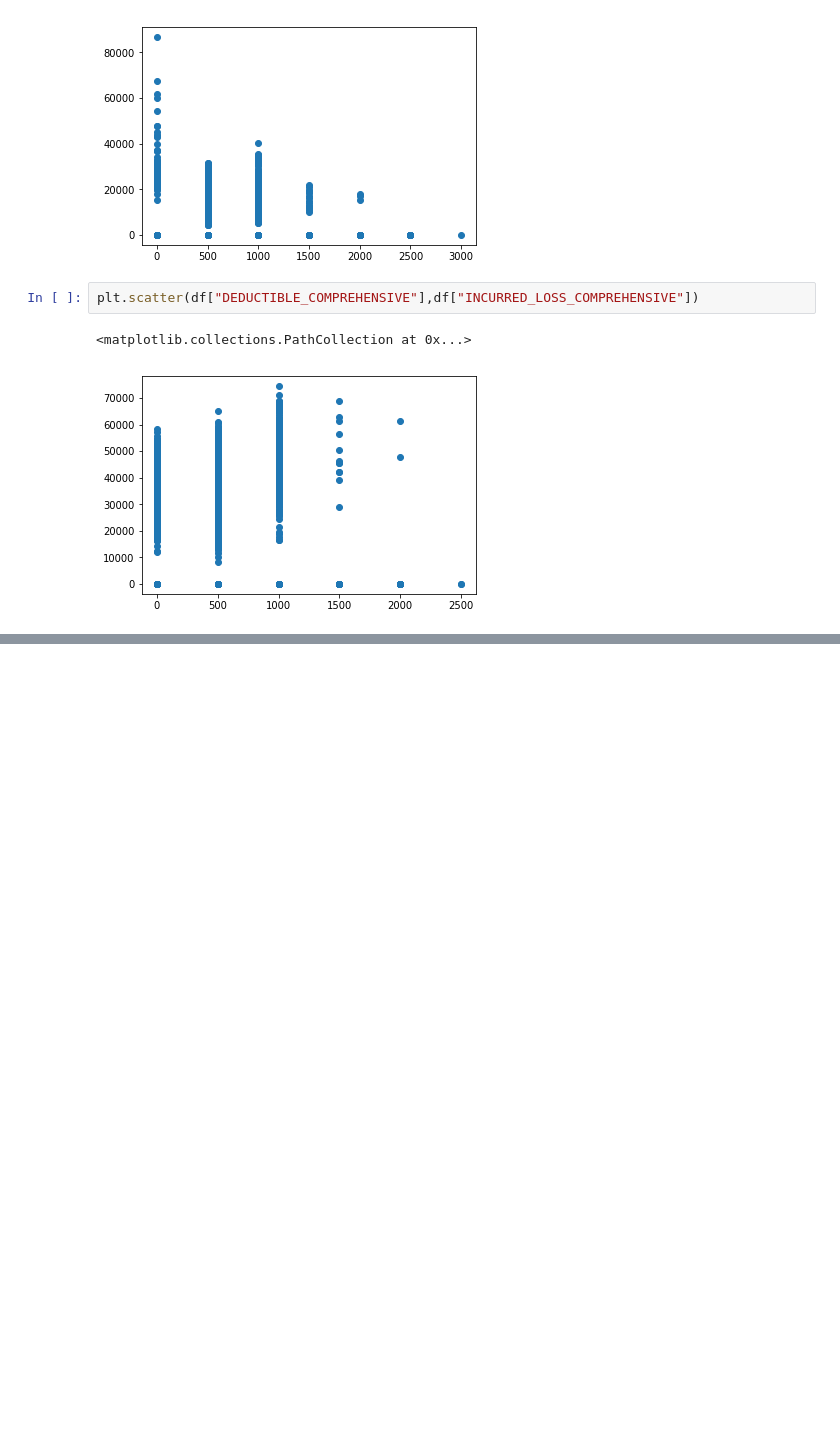
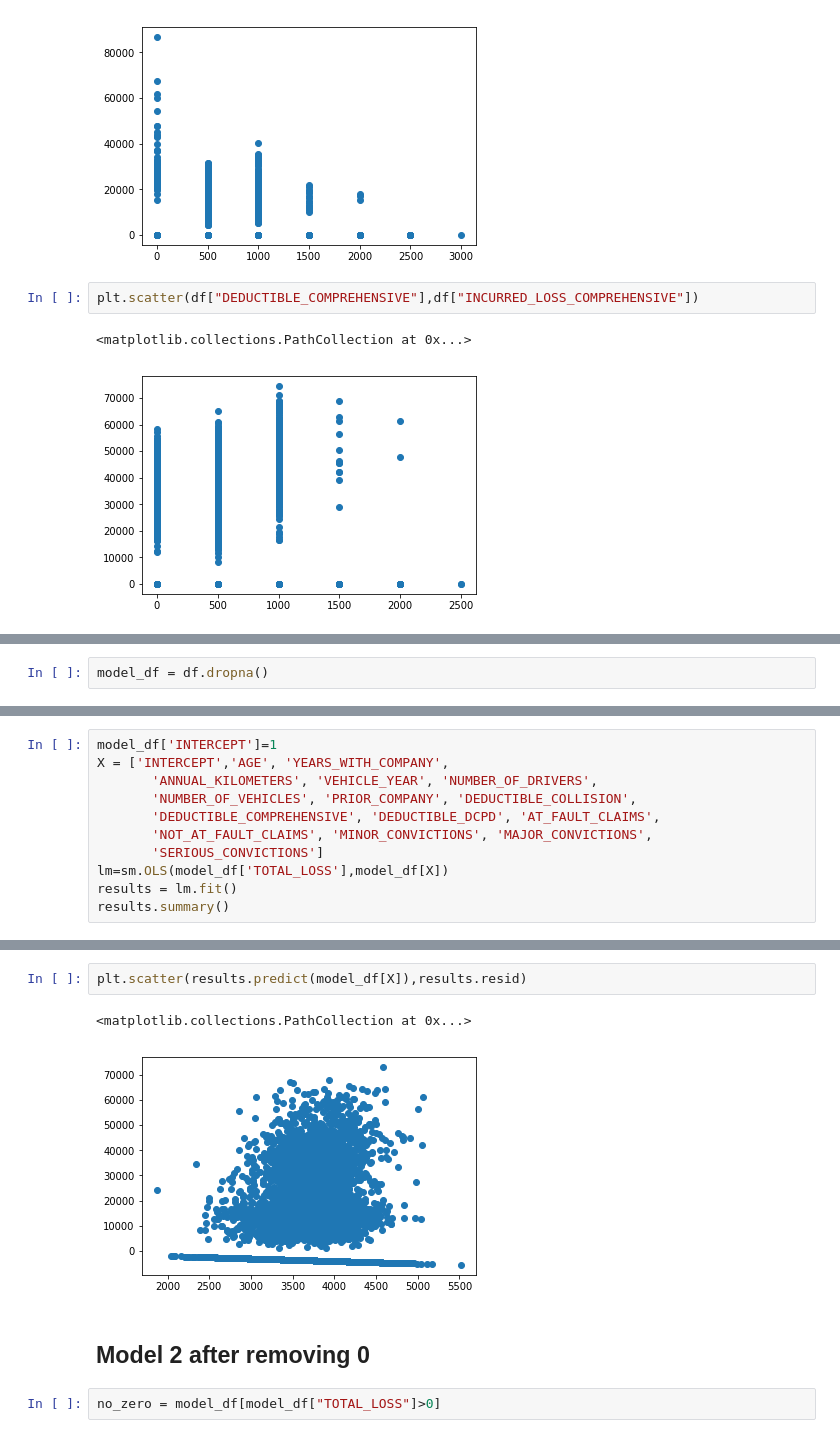
Before and after one commit to abkis/intact, a Jupyter notebook: small_set.ipynb, the cells around one changed output, grey strips where cells are left out. Drawn from its saved outputs; the diff is of its cells as text; blank space fills up the shorter version.

```diff
--- a/small_set.ipynb
+++ b/small_set.ipynb
@@ -100,0 +201,2 @@ plt.scatter(df["DEDUCTIBLE_COMPREHENSIVE"],df["INCURRED_LOSS_COMPREHENSIVE"])
+# %%
+model_df = df.dropna()
@@ -100,0 +205,11 @@ plt.scatter(df["DEDUCTIBLE_COMPREHENSIVE"],df["INCURRED_LOSS_COMPREHENSIVE"])
+# %%
+model_df['INTERCEPT']=1
+X = ['INTERCEPT','AGE', 'YEARS_WITH_COMPANY',
+       'ANNUAL_KILOMETERS', 'VEHICLE_YEAR', 'NUMBER_OF_DRIVERS',
+       'NUMBER_OF_VEHICLES', 'PRIOR_COMPANY', 'DEDUCTIBLE_COLLISION',
+       'DEDUCTIBLE_COMPREHENSIVE', 'DEDUCTIBLE_DCPD', 'AT_FAULT_CLAIMS',
+       'NOT_AT_FAULT_CLAIMS', 'MINOR_CONVICTIONS', 'MAJOR_CONVICTIONS',
+       'SERIOUS_CONVICTIONS']
+lm=sm.OLS(model_df['TOTAL_LOSS'],model_df[X])
+results = lm.fit()
+results.summary()
@@ -100,0 +253,9 @@ plt.scatter(df["DEDUCTIBLE_COMPREHENSIVE"],df["INCURRED_LOSS_COMPREHENSIVE"])
+# %%
+plt.scatter(results.predict(model_df[X]),results.resid)
+# %% [output]
+<matplotlib.collections.PathCollection at 0x...>
+[figure, added]
+# %% [markdown]
+## Model 2 after removing 0
+# %%
+no_zero = model_df[model_df["TOTAL_LOSS"]>0]
```
Also changed, not shown: parts of 21 cells of this notebook.
